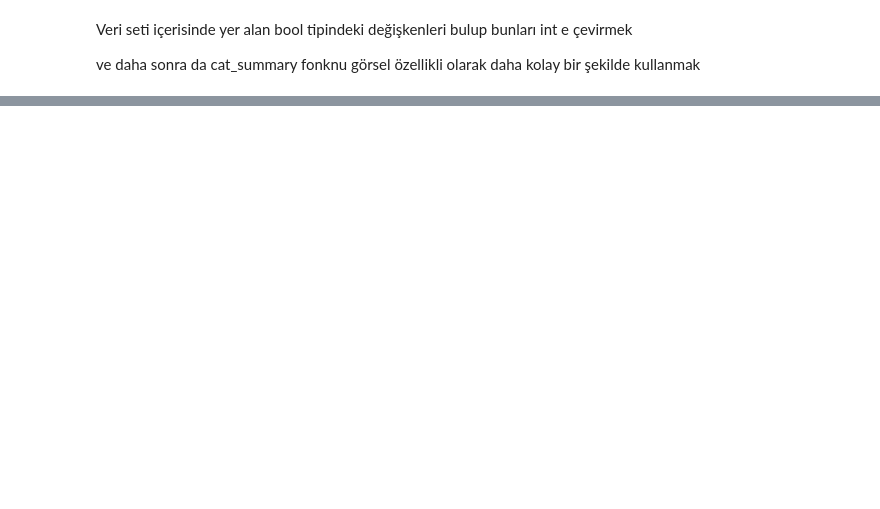
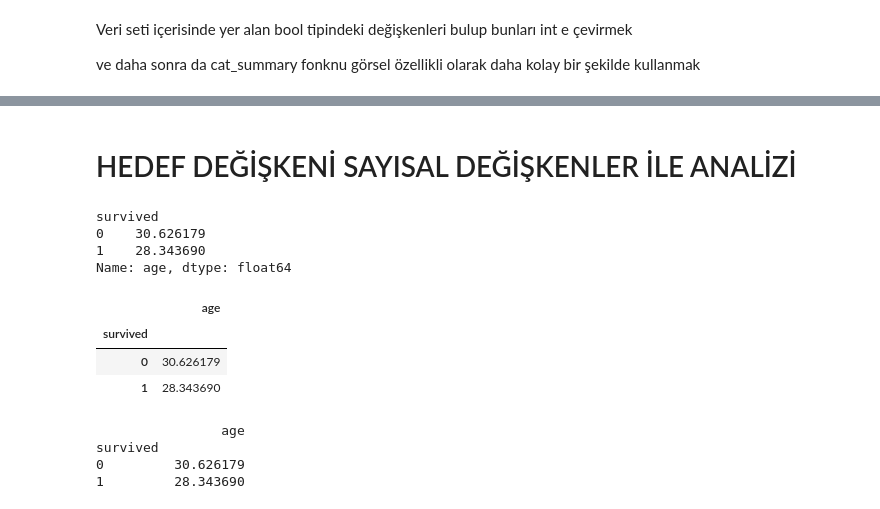
Before and after one commit to omerfarukpala/miuul, a Jupyter notebook: Advence__functional_EDA.ipynb, the cells around one changed output, grey strips where cells are left out. Cells and saved outputs as stored; diff of their text form; code cells hidden in the pictures; blank space fills up the shorter version.

```diff
--- a/Advence__functional_EDA.ipynb
+++ b/Advence__functional_EDA.ipynb
@@ -731,0 +759,5 @@ ve daha sonra da cat_summary fonknu görsel özellikli olarak daha kolay bir şe
+# %%
+for col in df.columns:
+  if df[col].dtypes == "bool":
+    df[col] = df[col].astype(int)
+df.info()
@@ -731,0 +782,18 @@ ve daha sonra da cat_summary fonknu görsel özellikli olarak daha kolay bir şe
+# %%
+for col in df.columns:
+    if df[col].dtypes == "bool":
+        df[col] = df[col].astype(int)
+
+cat_cols, num_cols, cat_but_car = grab_col_names(df)
+
+def cat_summary(dataframe, col_name, plot=False):
+    print(pd.DataFrame({col_name: dataframe[col_name].value_counts(),
+                        "Ratio": 100 * dataframe[col_name].value_counts() / len(dataframe)}))
+    print("##########################################")
+
+    if plot:
+        sns.countplot(x=dataframe[col_name], data=dataframe)
+        plt.show(block=True)
+
+for col in cat_cols:
+    cat_summary(df, col, plot=True)
@@ -731,0 +847,3 @@ ve daha sonra da cat_summary fonknu görsel özellikli olarak daha kolay bir şe
+# %%
+for col in num_cols:
+    num_summary(df, col, plot=True)
@@ -731,0 +891,8 @@ ve daha sonra da cat_summary fonknu görsel özellikli olarak daha kolay bir şe
+# %%
+import numpy as np
+import pandas as pd
+import seaborn as sns
+import matplotlib.pyplot as plt
+pd.set_option('display.max_columns', None)
+pd.set_option('display.width', 500)
+df = sns.load_dataset("titanic")
@@ -731,0 +1030,26 @@ ve daha sonra da cat_summary fonknu görsel özellikli olarak daha kolay bir şe
+# %% [markdown]
+# HEDEF DEĞİŞKENİ SAYISAL DEĞİŞKENLER İLE ANALİZİ
+# %%
+df.groupby("survived")["age"].mean()
+# %% [output]
+survived
+0    30.626179
+1    28.343690
+Name: age, dtype: float64
+# %%
+df.groupby("survived").agg({"age": "mean"})
+# %% [output]
+|  | age |
+| survived |  |
+| 0 | 30.626179 |
+| 1 | 28.343690 |
+# %%
+def target_summary_with_num(dataframe, target, numerical_col):
+    print(dataframe.groupby(target).agg({numerical_col: "mean"}), end="\n\n\n")
+
+target_summary_with_num(df, "survived","age")
+# %% [output]
+                age
+survived
+0         30.626179
+1         28.343690
```
Also changed, not shown: parts of 19 cells of this notebook.
